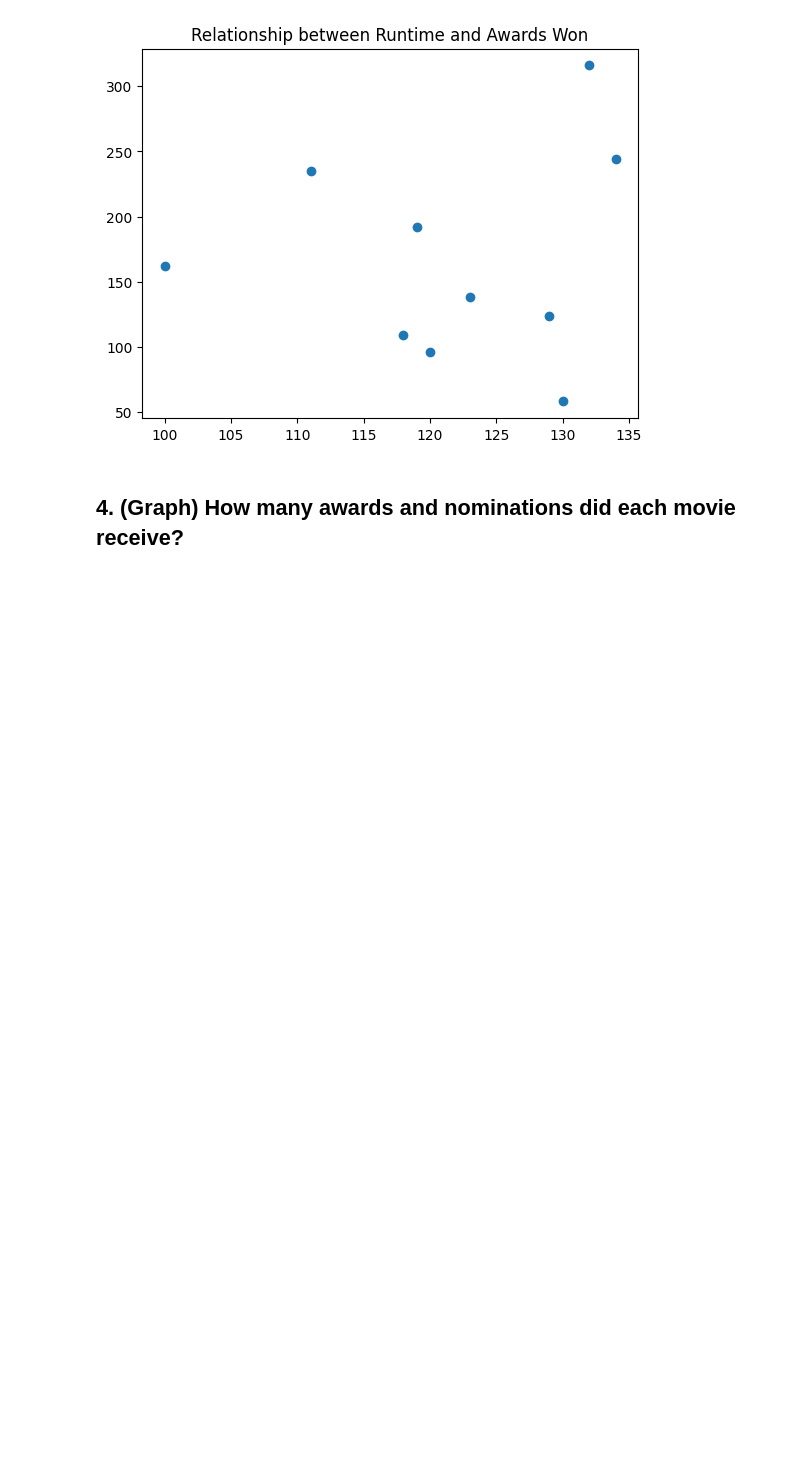
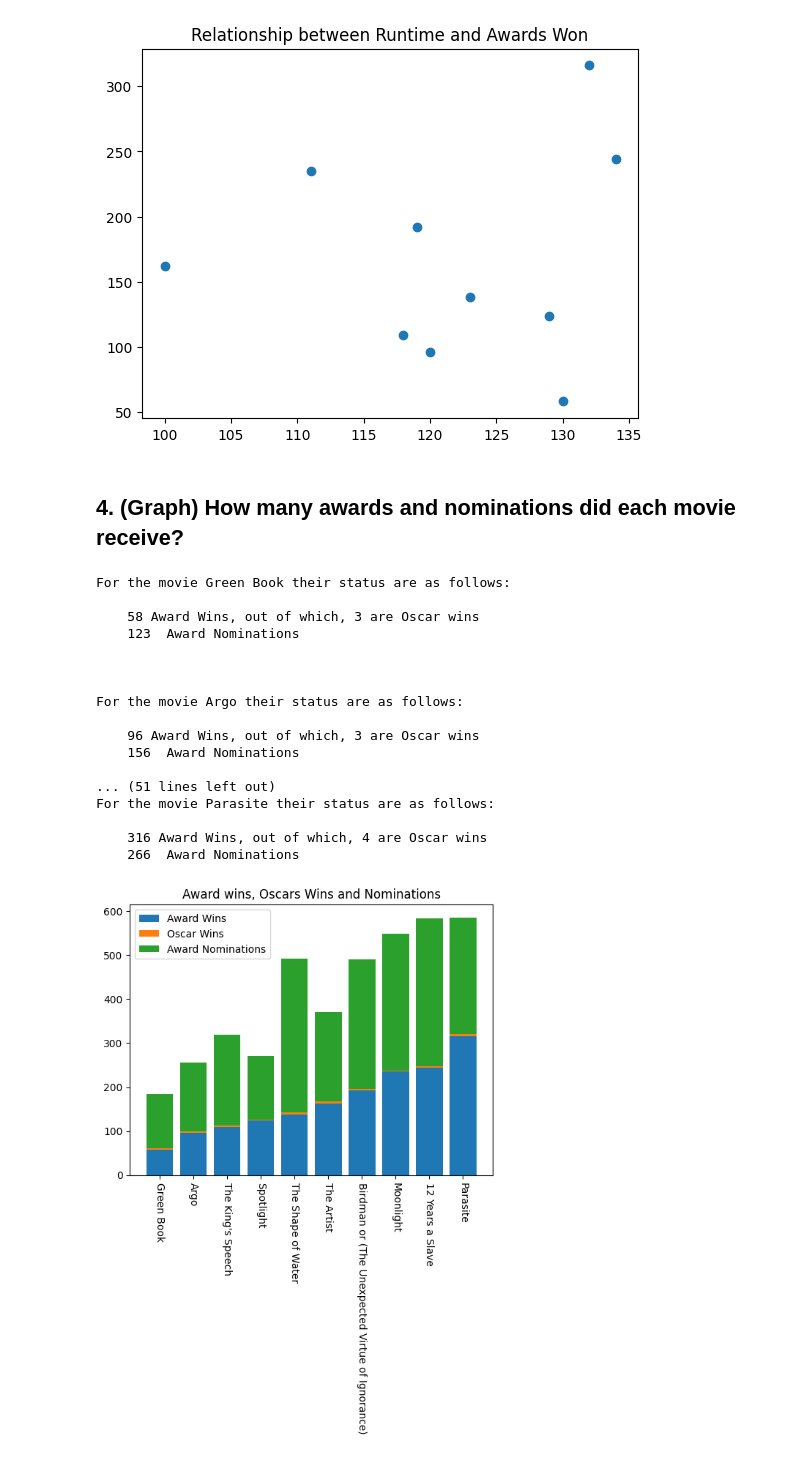
Before and after one commit to sahvsergio/treehouse_data_analysis_techdegree_unit8, a Jupyter notebook: movie_analysis.ipynb, the cells around one changed output. Saved outputs shown, nothing was run; the diff lists cells and outputs as text; code cells hidden in the pictures; blank space fills up the shorter version.

```diff
--- a/movie_analysis.ipynb
+++ b/movie_analysis.ipynb
@@ -69,3 +85,51 @@ Award Wins  0.117044    1.000000
 [figure]
 # %% [markdown]
 ## 4. (Graph) How many awards and nominations did each movie receive?
+# %%
+
+awards_and_nominations=movies_df[['Title','Award Wins','Award Nominations', 'Oscars']]
+sorted_awards_and_nominations=awards_and_nominations.sort_values('Award Wins',ascending=True)
+for element in sorted_awards_and_nominations.iterrows():
+    movie_title=element[1]['Title']
+    award_wins=element[1]['Award Wins']
+    movie_nominations=element[1]['Award Nominations']
+    oscar_wins=element[1]['Oscars']
+
+    print(f'''For the movie {movie_title} their status are as follows:
+
+    {award_wins} Award Wins, out of which, {oscar_wins} are Oscar wins
+    {movie_nominations}  Award Nominations
+
+
+    ''')
+x=sorted_awards_and_nominations['Title']
+y1=sorted_awards_and_nominations['Award Wins']
+y2=sorted_awards_and_nominations['Oscars']
+y3=sorted_awards_and_nominations['Award Nominations']
+
+plt.title('Award wins, Oscars Wins and Nominations')
+plt.xticks(rotation=-90)
+plt.bar(x,y1)
+plt.bar(x,y2, bottom=y1 )
+plt.bar(x,y3, bottom=y1+y2)
+plt.legend(['Award Wins','Oscar Wins','Award Nominations'])
+plt.show()
+# %% [output]
+For the movie Green Book their status are as follows:
+
+    58 Award Wins, out of which, 3 are Oscar wins
+    123  Award Nominations
+
+
+
+For the movie Argo their status are as follows:
+
+    96 Award Wins, out of which, 3 are Oscar wins
+    156  Award Nominations
+
+... (51 lines left out)
+For the movie Parasite their status are as follows:
+
+    316 Award Wins, out of which, 4 are Oscar wins
+    266  Award Nominations
+[figure, added]
```
Also changed, not shown: parts of 2 cells of this notebook, 1 other file.
